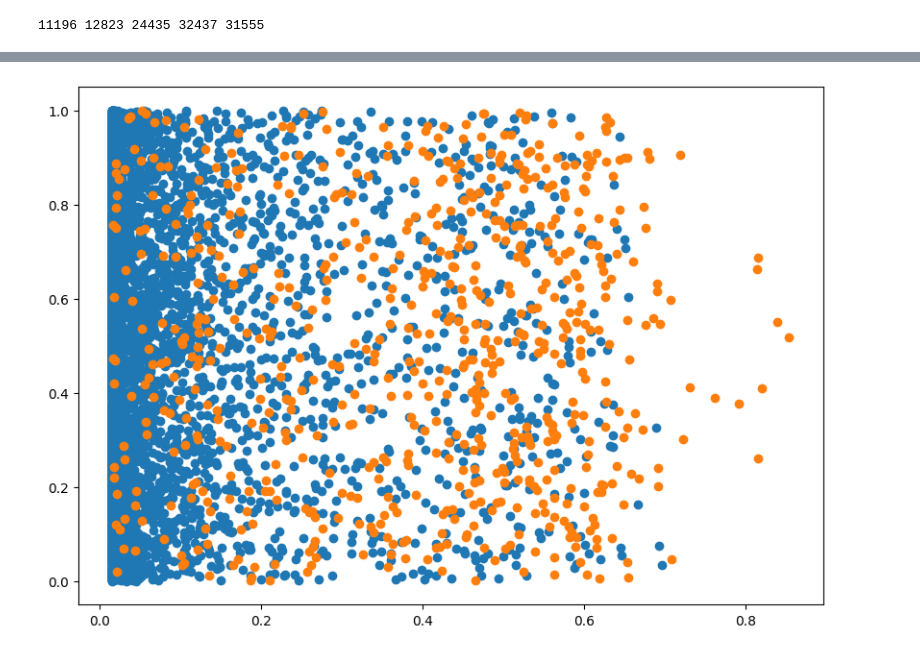
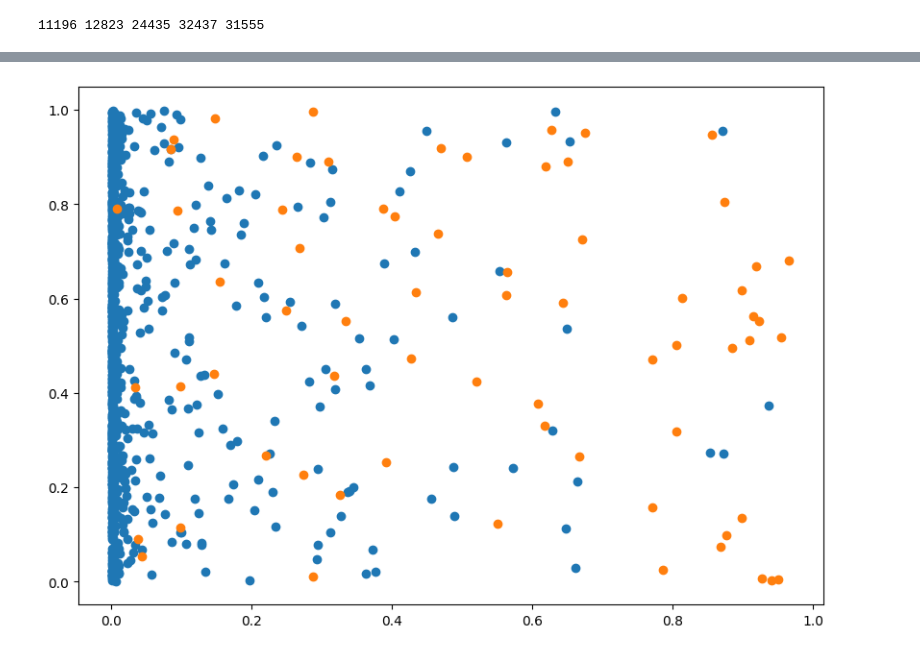
Before and after one commit to aruasouza/amcred, a Jupyter notebook: testing.ipynb, the cells around one changed output, grey strips where cells are left out. Drawn from its saved outputs; the diff is of its cells as text; code cells hidden in the pictures.

```diff
--- a/testing.ipynb
+++ b/testing.ipynb
@@ -91,5 +92,5 @@ df = df.drop(['atividadeexercida','idcliente','nroparcelaspagas','primeirovencim
               'cepempresa','bairroempresa','cidadeempresa','datadospc','finalDoContrato','classificacao','produto'],axis = 1)
 df = df.reset_index(drop = True)
 # %%
-url = 'http://127.0.0.1:5000/'
+url = 'http://127.0.0.1:8080/'
 secret = open('app_simples/admin_pass','r').read()
@@ -98,9 +97,7 @@ import time
-# %%
-df = df.drop(['temporesidenciaimovel'],axis = 1)
 # %%
 random_index = random.randint(0,len(df) - 1)
 object = {col:df.loc[random_index,col] for col in df.drop('DEFAULT',axis = 1).columns}
 object = {key:object[key] for key in object.keys() if not pd.isnull(object[key])}
-req = requests.get(url,json = object,auth = ('deepen',secret))
+req = requests.post(url,json = object,auth = ('deepen',secret))
 req.json()
 # %% [output]
@@ -109,17 +106,18 @@ req.json()
 chances = []
 true_values = []
 times = []
-for i in range(10000):
+for i in range(1000):
     random_index = random.randint(0,len(df) - 1)
     true_values.append(df.loc[random_index,'DEFAULT'])
     object = {col:df.loc[random_index,col] for col in df.drop('DEFAULT',axis = 1).columns}
     object = {key:object[key] for key in object.keys() if not pd.isnull(object[key])}
     now = time.time()
-    req = requests.get(url,json = object,auth = ('deepen',secret))
+    req = requests.post(url,json = object,auth = ('deepen',secret))
     times.append(time.time() - now)
     if req.status_code == 200:
         chance = req.json()['probabilidade']
         chances.append(chance)
+        print(i,end = '\r')
     else:
         print(req.json())
         break
@@ -133,11 +131,12 @@ std: 0.0014492045630969182
 # %%
 prediction = np.array(chances)
 y_test = np.array(true_values)
 plt.figure(figsize = (10,7))
-_ = plt.scatter(prediction[y_test == 0],np.random.rand(len(prediction[y_test == 0])))
-_ = plt.scatter(prediction[y_test == 1],np.random.rand(len(prediction[y_test == 1])))
+plt.scatter(prediction[y_test == 0],np.random.rand(len(prediction[y_test == 0])))
+plt.scatter(prediction[y_test == 1],np.random.rand(len(prediction[y_test == 1])))
+plt.show()
 # %% [output]
-[figure, old version]
+[figure, new version]
 # %%
 probx,proby = proba_data(y_test,prediction,0.1)
 plt.plot(probx,proby)
```
Also changed, not shown: parts of 6 cells of this notebook, 10 other files.
